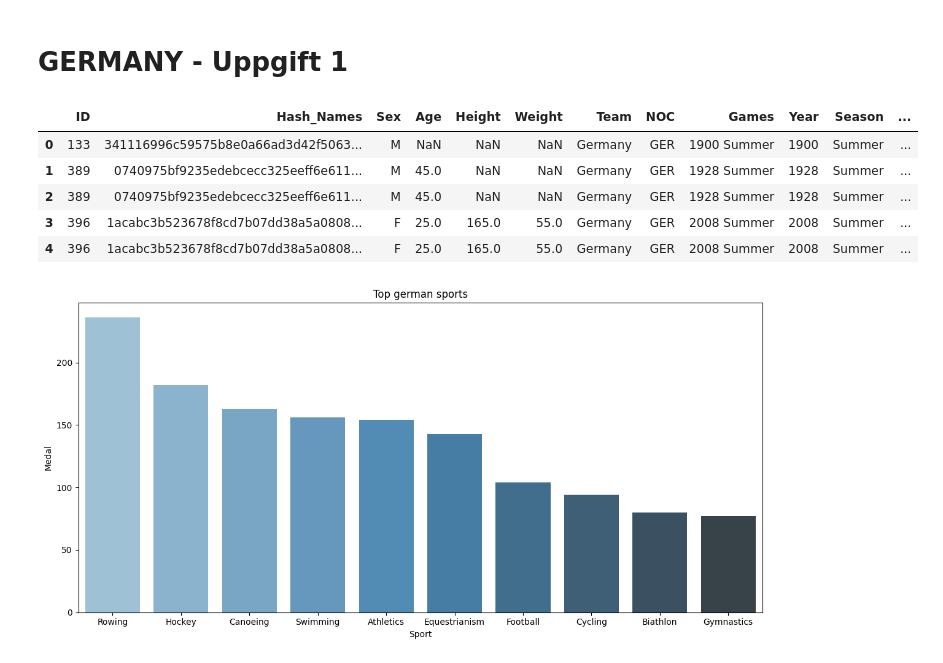
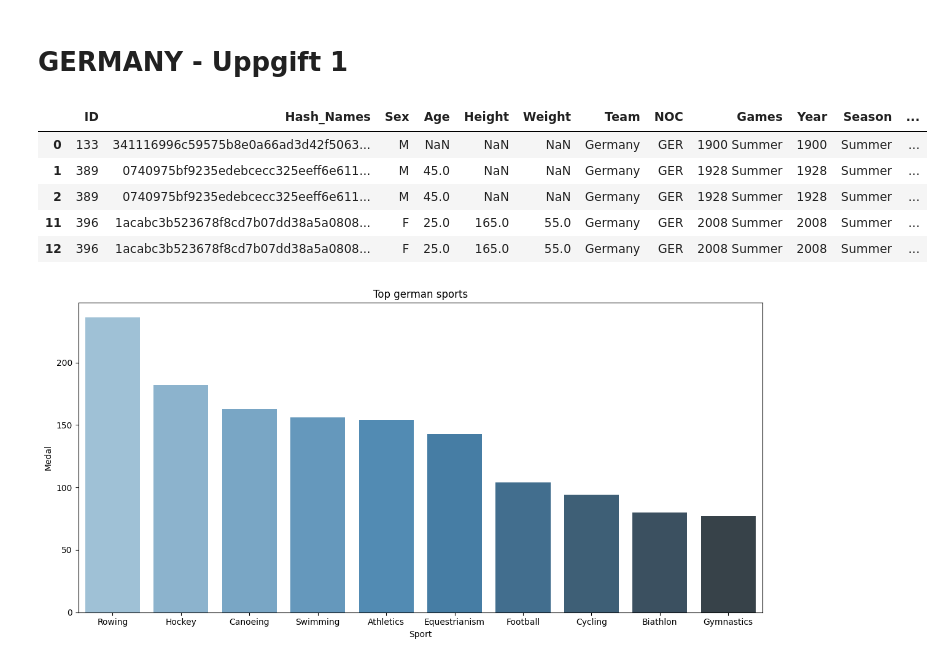
Before and after one commit to SebastianPetersson/Project_OS, a Jupyter notebook: Projekt_OS_Tyskland.ipynb, the cells around one changed output. Drawn from its saved outputs; the diff is of its cells as text; code cells hidden in the pictures.

Commit message:
Uppdaterade variabler och hash

```diff
--- a/Projekt_OS_Tyskland.ipynb
+++ b/Projekt_OS_Tyskland.ipynb
@@ -9,21 +9,20 @@ import hashlib
 olympics = pd.read_csv('athlete_events.csv')
 noc = pd.read_csv('noc_regions.csv')
 # %%
-germany = olympics[olympics['NOC'] == 'GER'].copy()
+germany_all = olympics[olympics["NOC"].isin(["GER", "GDR", "FRG"])].copy()
 
-germany['Name'] = germany['Name'].apply(
-    lambda x:
-        hashlib.sha256(x.encode()).hexdigest()
-)
-germany = germany.rename(columns={'Name' : 'Hash_Names'}).reset_index(drop=True)
+germany_all["Name"] = germany_all["Name"].apply(lambda x: hashlib.sha256(x.encode("utf-8")).hexdigest())
+germany_all = germany_all.rename(columns={"Name": "Hash_Names"}).reset_index(drop = True)
+germany = germany_all[germany_all['NOC'] == "GER"]
+
 germany.head()
 # %% [output]
 |  | ID | Hash_Names | Sex | Age | Height | Weight | Team | NOC | Games | Year | Season | ... |
 | 0 | 133 | 341116996c59575b8e0a66ad3d42f5063... | M | NaN | NaN | NaN | Germany | GER | 1900 Summer | 1900 | Summer | ... |
 | 1 | 389 | 0740975bf9235edebcecc325eeff6e611... | M | 45.0 | NaN | NaN | Germany | GER | 1928 Summer | 1928 | Summer | ... |
 | 2 | 389 | 0740975bf9235edebcecc325eeff6e611... | M | 45.0 | NaN | NaN | Germany | GER | 1928 Summer | 1928 | Summer | ... |
-| 3 | 396 | 1acabc3b523678f8cd7b07dd38a5a0808... | F | 25.0 | 165.0 | 55.0 | Germany | GER | 2008 Summer | 2008 | Summer | ... |
-| 4 | 396 | 1acabc3b523678f8cd7b07dd38a5a0808... | F | 25.0 | 165.0 | 55.0 | Germany | GER | 2008 Summer | 2008 | Summer | ... |
+| 11 | 396 | 1acabc3b523678f8cd7b07dd38a5a0808... | F | 25.0 | 165.0 | 55.0 | Germany | GER | 2008 Summer | 2008 | Summer | ... |
+| 12 | 396 | 1acabc3b523678f8cd7b07dd38a5a0808... | F | 25.0 | 165.0 | 55.0 | Germany | GER | 2008 Summer | 2008 | Summer | ... |
 # %%
 german_medals = germany[(germany["Medal"].notna())]
 medals_per_sport = german_medals.groupby("Sport")["Medal"].count().reset_index()
```
Also changed, not shown: parts of 1 cell of this notebook.
